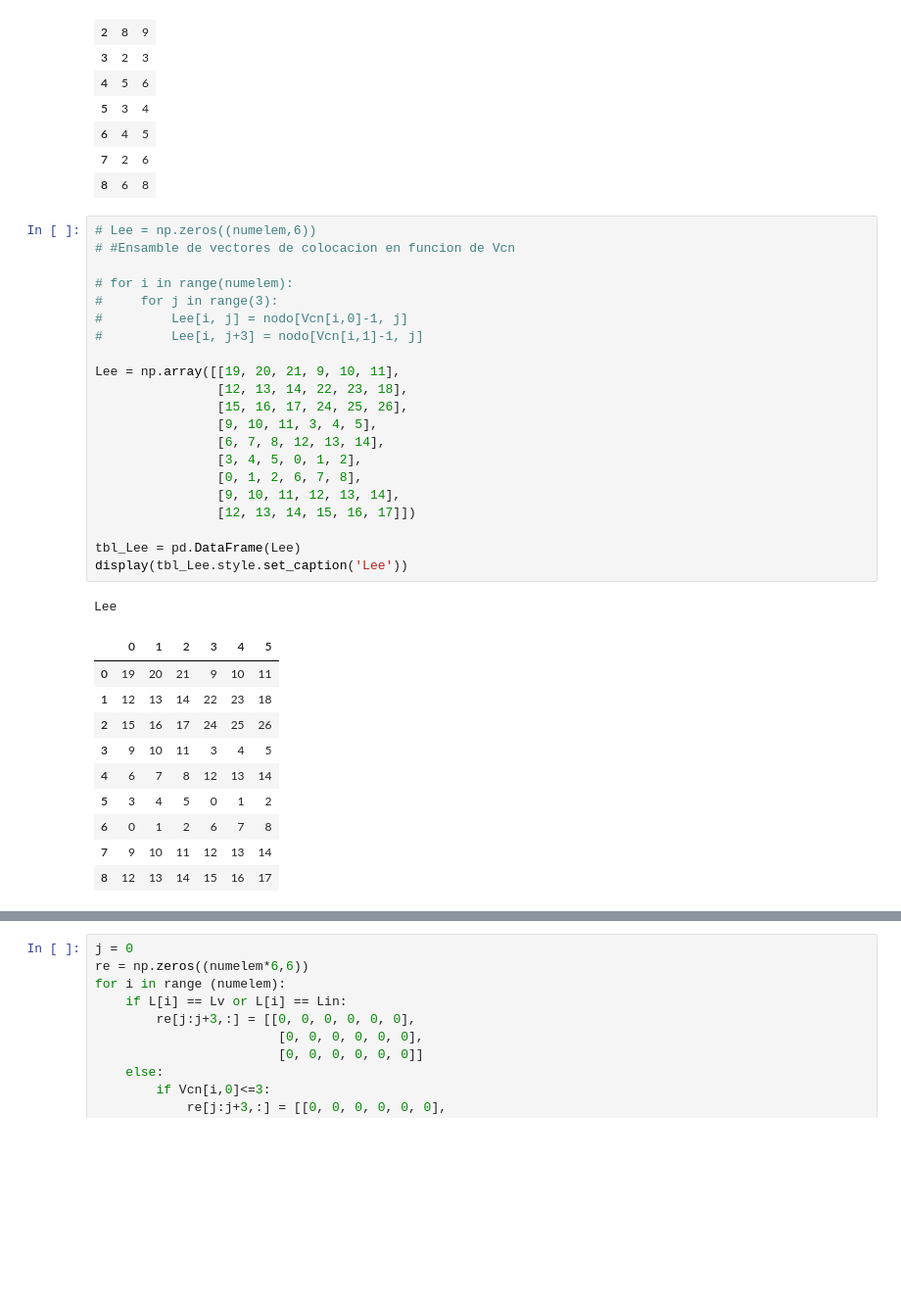
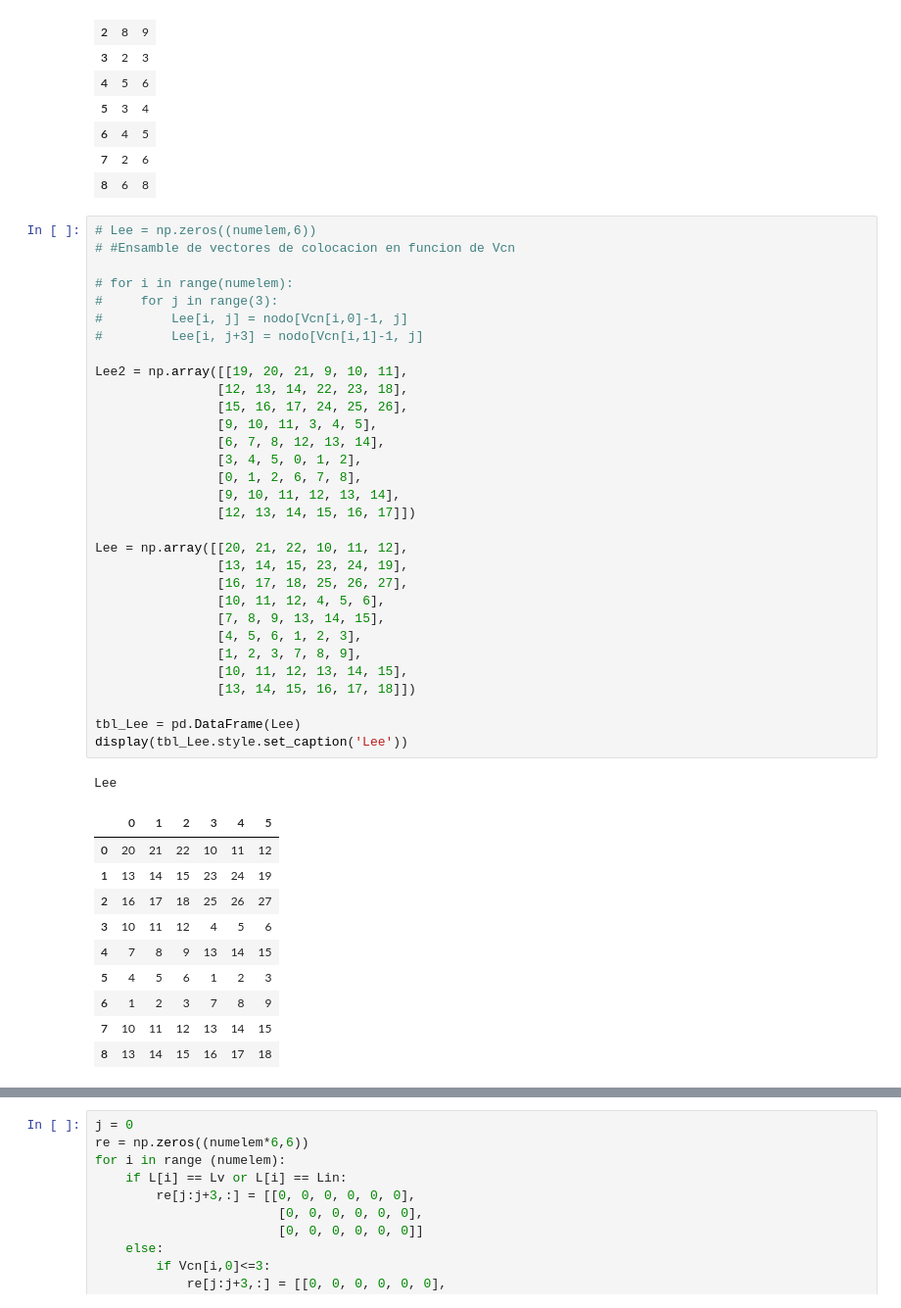
Before and after one commit to NicoJat/Main-codes, a Jupyter notebook: AnalisisMatricial/portico.ipynb, the cells around one changed output, grey strips where cells are left out. Shown at 98% size. Drawn from its saved outputs; the diff is of its cells as text; blank space fills up the shorter version.

```diff
--- a/AnalisisMatricial/portico.ipynb
+++ b/AnalisisMatricial/portico.ipynb
@@ -283,36 +283,46 @@ Vcn
 # %%
 # Lee = np.zeros((numelem,6))
 # #Ensamble de vectores de colocacion en funcion de Vcn
 
 # for i in range(numelem):
 #     for j in range(3):
 #         Lee[i, j] = nodo[Vcn[i,0]-1, j]
 #         Lee[i, j+3] = nodo[Vcn[i,1]-1, j]
 
-Lee = np.array([[19, 20, 21, 9, 10, 11],
+Lee2 = np.array([[19, 20, 21, 9, 10, 11],
                 [12, 13, 14, 22, 23, 18],
                 [15, 16, 17, 24, 25, 26],
                 [9, 10, 11, 3, 4, 5],
                 [6, 7, 8, 12, 13, 14],
                 [3, 4, 5, 0, 1, 2],
                 [0, 1, 2, 6, 7, 8],
                 [9, 10, 11, 12, 13, 14],
                 [12, 13, 14, 15, 16, 17]])
 
+Lee = np.array([[20, 21, 22, 10, 11, 12],
+                [13, 14, 15, 23, 24, 19],
+                [16, 17, 18, 25, 26, 27],
+                [10, 11, 12, 4, 5, 6],
+                [7, 8, 9, 13, 14, 15],
+                [4, 5, 6, 1, 2, 3],
+                [1, 2, 3, 7, 8, 9],
+                [10, 11, 12, 13, 14, 15],
+                [13, 14, 15, 16, 17, 18]])
+
 tbl_Lee = pd.DataFrame(Lee)
 display(tbl_Lee.style.set_caption('Lee'))
 # %% [output]
 Lee
 |  | 0 | 1 | 2 | 3 | 4 | 5 |
-| 0 | 19 | 20 | 21 | 9 | 10 | 11 |
-| 1 | 12 | 13 | 14 | 22 | 23 | 18 |
-| 2 | 15 | 16 | 17 | 24 | 25 | 26 |
-| 3 | 9 | 10 | 11 | 3 | 4 | 5 |
-| 4 | 6 | 7 | 8 | 12 | 13 | 14 |
-| 5 | 3 | 4 | 5 | 0 | 1 | 2 |
-| 6 | 0 | 1 | 2 | 6 | 7 | 8 |
-| 7 | 9 | 10 | 11 | 12 | 13 | 14 |
-| 8 | 12 | 13 | 14 | 15 | 16 | 17 |
+| 0 | 20 | 21 | 22 | 10 | 11 | 12 |
+| 1 | 13 | 14 | 15 | 23 | 24 | 19 |
+| 2 | 16 | 17 | 18 | 25 | 26 | 27 |
+| 3 | 10 | 11 | 12 | 4 | 5 | 6 |
+| 4 | 7 | 8 | 9 | 13 | 14 | 15 |
+| 5 | 4 | 5 | 6 | 1 | 2 | 3 |
+| 6 | 1 | 2 | 3 | 7 | 8 | 9 |
+| 7 | 10 | 11 | 12 | 13 | 14 | 15 |
+| 8 | 13 | 14 | 15 | 16 | 17 | 18 |
 # %%
 def Ens(lee,K,S,nglt):
     '''
```
Also changed, not shown: parts of 13 cells of this notebook.
